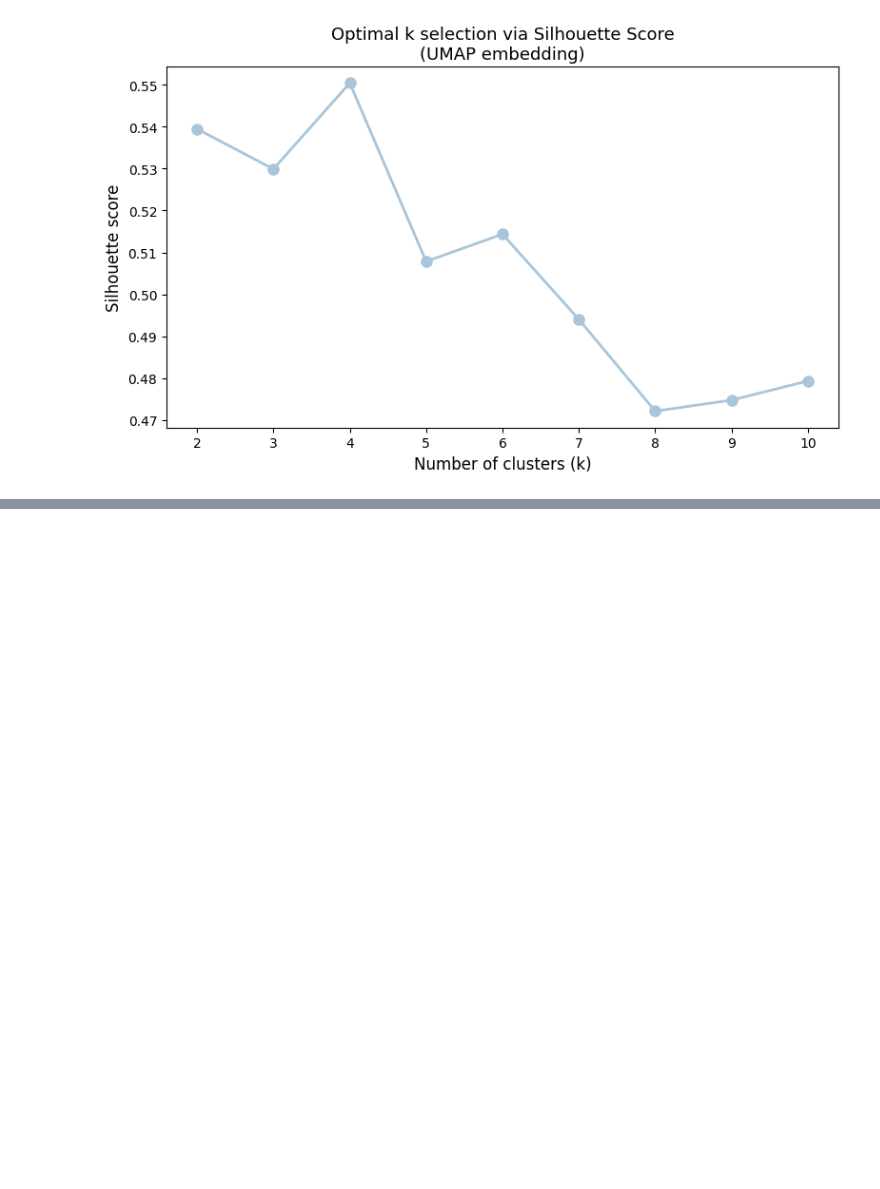
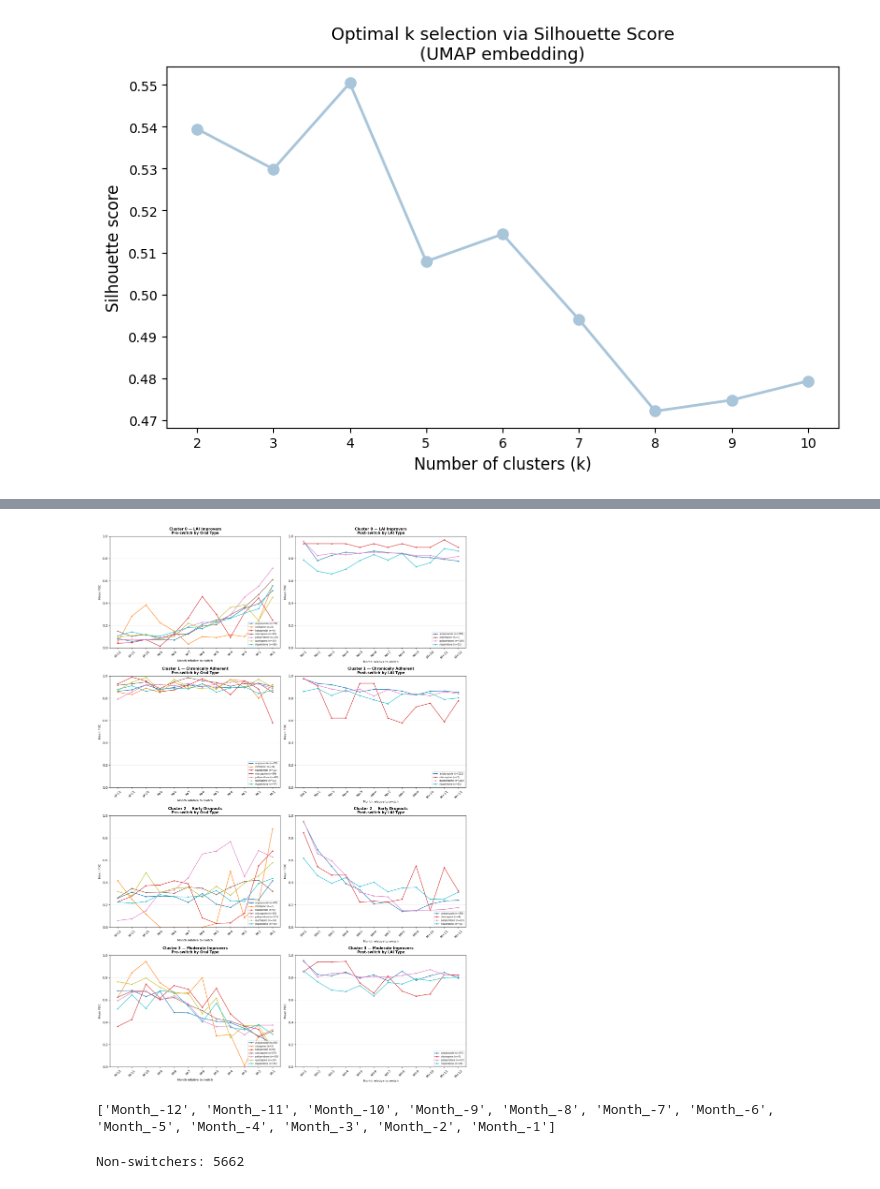
Before and after one commit to laiaraja/Data-sintetica, a Jupyter notebook: src/ADHERENCIA/adh4.ipynb, the cells around one changed output, grey strips where cells are left out. Drawn from its saved outputs; the diff is of its cells as text; code cells hidden in the pictures; blank space fills up the shorter version.

```diff
--- a/src/ADHERENCIA/adh4.ipynb
+++ b/src/ADHERENCIA/adh4.ipynb
@@ -401,0 +1207,70 @@ Pipeline(steps=[('scaler', StandardScaler()),
+# %%
+# Per Cluster
+
+fig, axes = plt.subplots(4, 2, figsize=(16, 24))
+
+cluster_names = {
+    0: 'Cluster 0 — LAI Improvers',
+    1: 'Cluster 1 — Chronically Adherent',
+    2: 'Cluster 2 — Early Dropouts',
+    3: 'Cluster 3 — Moderate Improvers'
+}
+
+# Add cluster to plot_df
+plot_df = plot_df.merge(pdc[['idCas', 'cluster_k4']], on='idCas', how='left')
+
+for i, (cluster_id, cluster_name) in enumerate(cluster_names.items()):
+    cluster_subset = plot_df[plot_df['cluster_k4'] == cluster_id]
+
+    # ── Left: Oral pre-switch ─────────────────────────────────────────────────
+    ax_oral = axes[i, 0]
+    colors_oral = cm.tab10(np.linspace(0, 1, len(oral_types)))
+    for oral, color in zip(oral_types, colors_oral):
+        subset = cluster_subset[cluster_subset['oral_type'] == oral]
+        if len(subset) == 0:
+            continue
+        mean_traj = subset[pre_cols].mean()
+        n = len(subset)
+        ax_oral.plot(month_labels_pre, mean_traj.values, marker='o', markersize=3,
+                     label=f'{oral} (n={n})', color=color)
+    ax_oral.set_title(f'{cluster_name}\nPre-switch by Oral Type', fontsize=11, fontweight='bold')
+    ax_oral.set_xlabel('Month relative to switch', fontsize=9)
+    ax_oral.set_ylabel('Mean PDC', fontsize=9)
+    ax_oral.set_ylim(0, 1)
+    ax_oral.legend(fontsize=7, loc='lower right')
+    ax_oral.tick_params(axis='x', rotation=45)
+    ax_oral.grid(axis='y', alpha=0.3)
+
+    # ── Right: LAI post-switch ────────────────────────────────────────────────
+    ax_lai = axes[i, 1]
+    colors_lai = cm.tab10(np.linspace(0, 1, len(lai_types)))
+    for lai, color in zip(lai_types, colors_lai):
+        subset = cluster_subset[cluster_subset['lai_type'] == lai]
+        if len(subset) == 0:
+            continue
+        mean_traj = subset[post_cols].mean()
+        n = len(subset)
+        ax_lai.plot(month_labels_post, mean_traj.values, marker='o', markersize=3,
+                    label=f'{lai} (n={n})', color=color)
+    ax_lai.set_title(f'{cluster_name}\nPost-switch by LAI Type', fontsize=11, fontweight='bold')
+    ax_lai.set_xlabel('Month relative to switch', fontsize=9)
+    ax_lai.set_ylabel('Mean PDC', fontsize=9)
+    ax_lai.set_ylim(0, 1)
+    ax_lai.legend(fontsize=7, loc='lower right')
+    ax_lai.tick_params(axis='x', rotation=45)
+    ax_lai.grid(axis='y', alpha=0.3)
+
+plt.tight_layout()
+plt.savefig('pdc_trajectory_by_drug_per_cluster.png', dpi=150, bbox_inches='tight')
+plt.show()
+# %% [output]
+[figure, added]
+# %%
+print([c for c in X.columns if 'Month' in c])
+# %% [output]
+['Month_-12', 'Month_-11', 'Month_-10', 'Month_-9', 'Month_-8', 'Month_-7', 'Month_-6', 'Month_-5', 'Month_-4', 'Month_-3', 'Month_-2', 'Month_-1']
+# %%
+non_switchers = annual[annual['oral_only'] == True][['idCas']].drop_duplicates()
+print(f"Non-switchers: {len(non_switchers)}")
+# %% [output]
+Non-switchers: 5662
```
Also changed, not shown: parts of 44 cells of this notebook, 16 other files.
